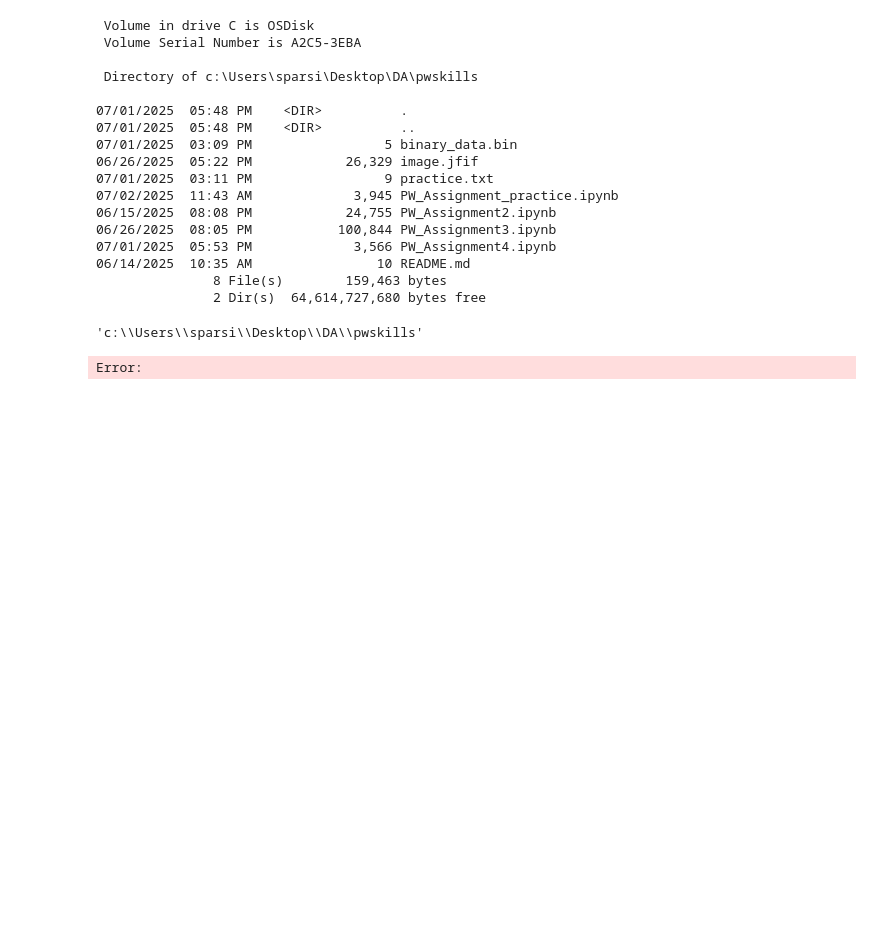
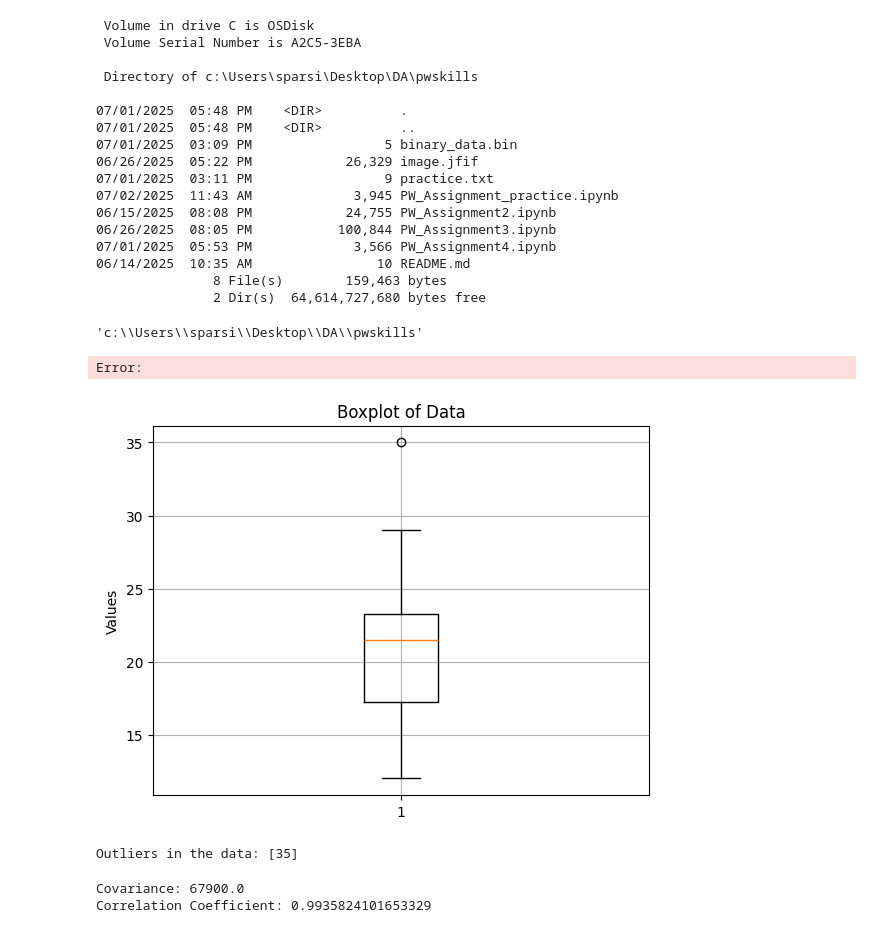
Before and after one commit to VarshithParsi/pwskills, a Jupyter notebook: PW_Assignment_practice.ipynb, the cells around one changed output. Cells and saved outputs as stored; diff of their text form; code cells hidden in the pictures; blank space fills up the shorter version.

```diff
--- a/PW_Assignment_practice.ipynb
+++ b/PW_Assignment_practice.ipynb
@@ -78,3 +78,52 @@ with open(filename, "rb") as file:
     binary_data = file.read()
     print("Binary data read from file:")
     print(binary_data)
+# %%
+# Python Code
+import matplotlib.pyplot as plt
+import numpy as np
+
+# Provided data
+data = [12, 14, 14, 15, 18, 19, 19, 21, 22, 22, 23, 23, 24, 26, 29, 35]
+
+# Create a boxplot
+plt.boxplot(data)
+plt.title("Boxplot of Data")
+plt.ylabel("Values")
+plt.grid(True)
+plt.savefig("boxplot.png")
+plt.show()
+
+# Identify outliers using IQR method
+q1 = np.percentile(data, 25)
+q3 = np.percentile(data, 75)
+iqr = q3 - q1
+lower_bound = q1 - 1.5 * iqr
+upper_bound = q3 + 1.5 * iqr
+
+outliers = [x for x in data if x < lower_bound or x > upper_bound]
+print("Outliers in the data:", outliers)
+# %% [output]
+[figure, added]
+Outliers in the data: [35]
+# %%
+import numpy as np
+
+# Provided data
+advertising_spend = [200, 250, 300, 400, 500]
+daily_sales = [2200, 2450, 2750, 3200, 4000]
+
+# Compute covariance matrix
+cov_matrix = np.cov(advertising_spend, daily_sales, ddof=0)
+covariance = cov_matrix[0][1]
+
+# Compute correlation coefficient
+correlation_matrix = np.corrcoef(advertising_spend, daily_sales)
+correlation_coefficient = correlation_matrix[0][1]
+
+# Print results
+print("Covariance:", covariance)
+print("Correlation Coefficient:", correlation_coefficient)
+# %% [output]
+Covariance: 67900.0
+Correlation Coefficient: 0.9935824101653329
```
Also changed, not shown: parts of 1 cell of this notebook, 3 other files.
